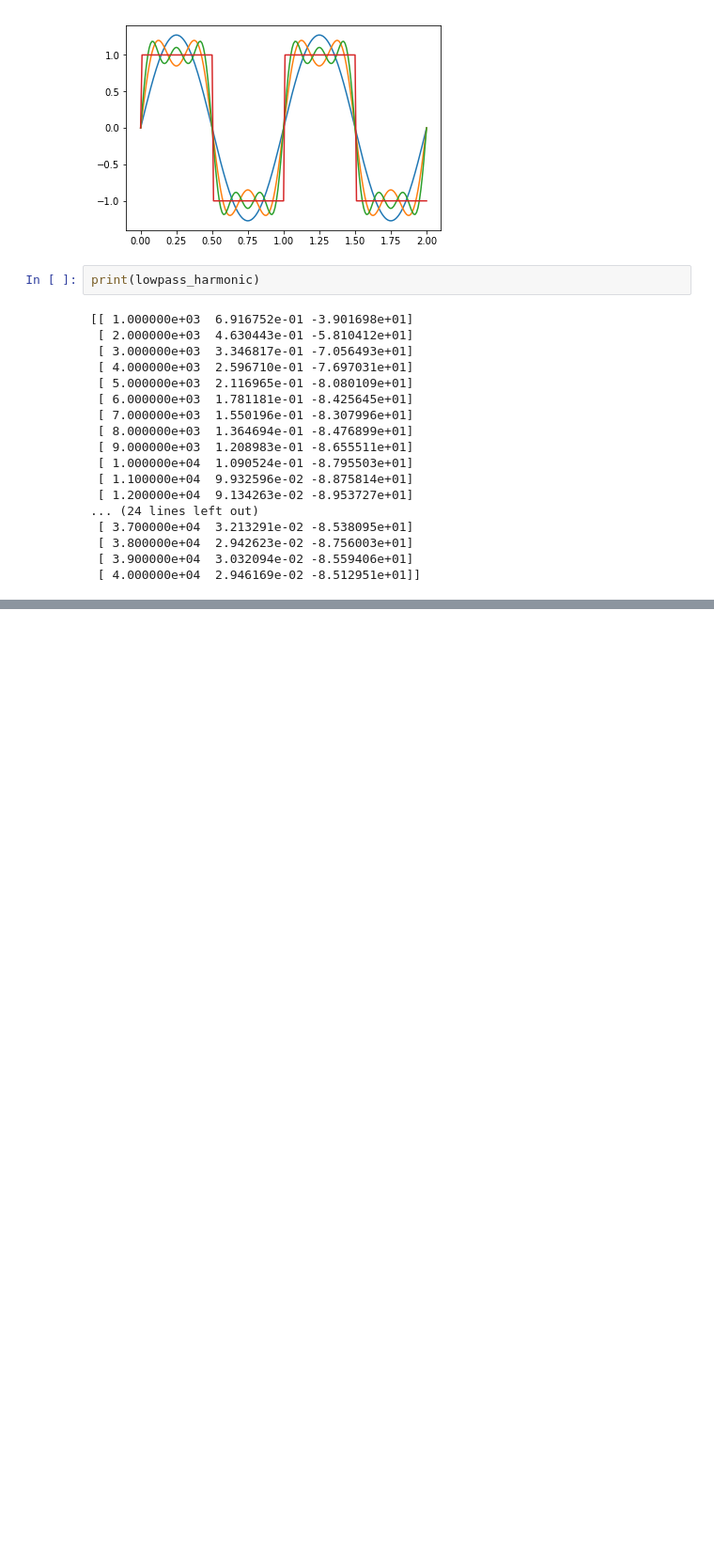
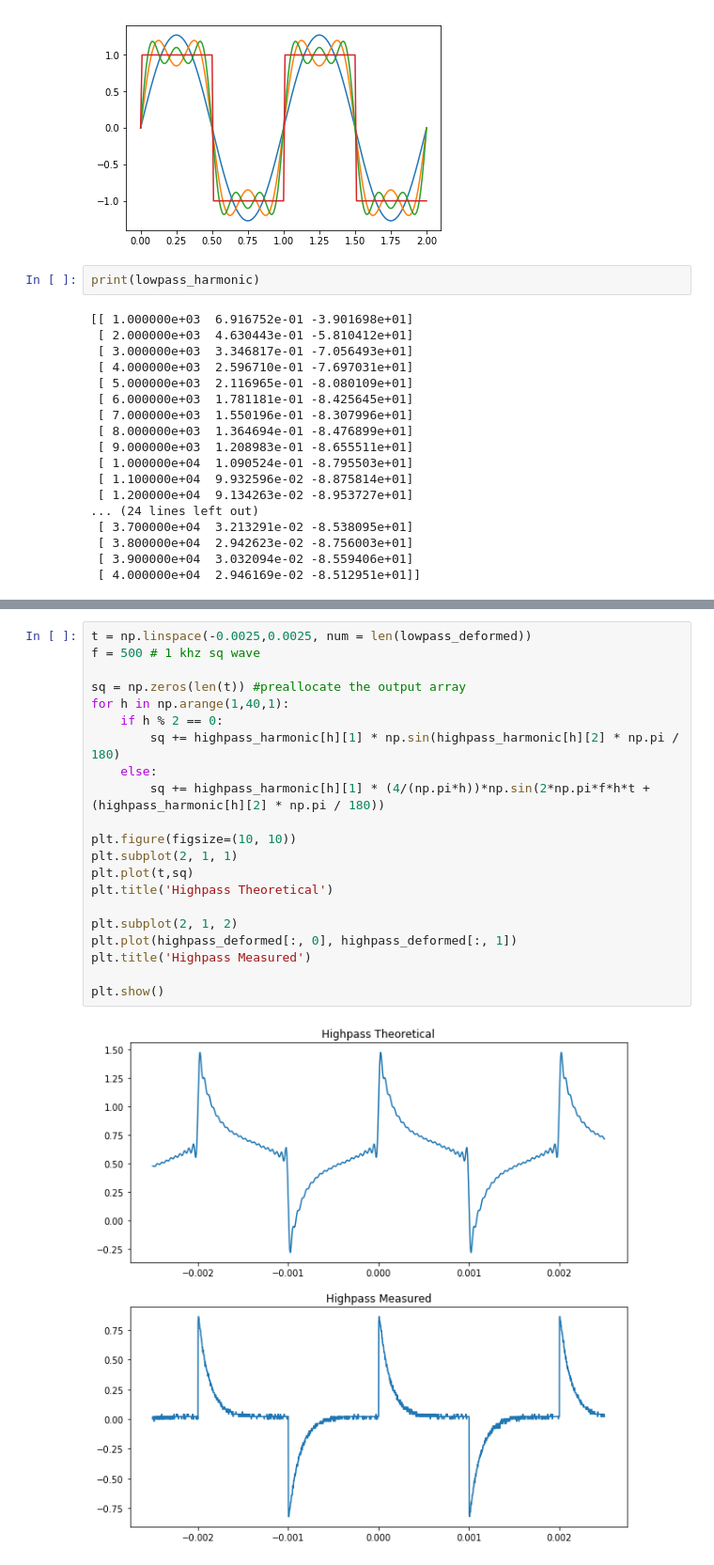
Before and after one commit to farice/PHY365L-Neural-Circuits, a Jupyter notebook: Experiments/Electronics-3_2/Electronics - 3.2.ipynb, the cells around one changed output, grey strips where cells are left out. Shown at 94% size. Cells and saved outputs as stored; diff of their text form; blank space fills up the shorter version.

```diff
--- a/Experiments/Electronics-3_2/Electronics - 3.2.ipynb
+++ b/Experiments/Electronics-3_2/Electronics - 3.2.ipynb
@@ -141,3 +206,26 @@ plt.title('Lowpass Measured')
 plt.show()
 # %% [output]
 [figure]
+# %%
+t = np.linspace(-0.0025,0.0025, num = len(lowpass_deformed))
+f = 500 # 1 khz sq wave
+
+sq = np.zeros(len(t)) #preallocate the output array
+for h in np.arange(1,40,1):
+    if h % 2 == 0:
+        sq += highpass_harmonic[h][1] * np.sin(highpass_harmonic[h][2] * np.pi / 180)
+    else:
+        sq += highpass_harmonic[h][1] * (4/(np.pi*h))*np.sin(2*np.pi*f*h*t + (highpass_harmonic[h][2] * np.pi / 180))
+
+plt.figure(figsize=(10, 10))
+plt.subplot(2, 1, 1)
+plt.plot(t,sq)
+plt.title('Highpass Theoretical')
+
+plt.subplot(2, 1, 2)
+plt.plot(highpass_deformed[:, 0], highpass_deformed[:, 1])
+plt.title('Highpass Measured')
+
+plt.show()
+# %% [output]
+[figure, added]
```
Also changed, not shown: parts of 13 cells of this notebook, 4 other files.
